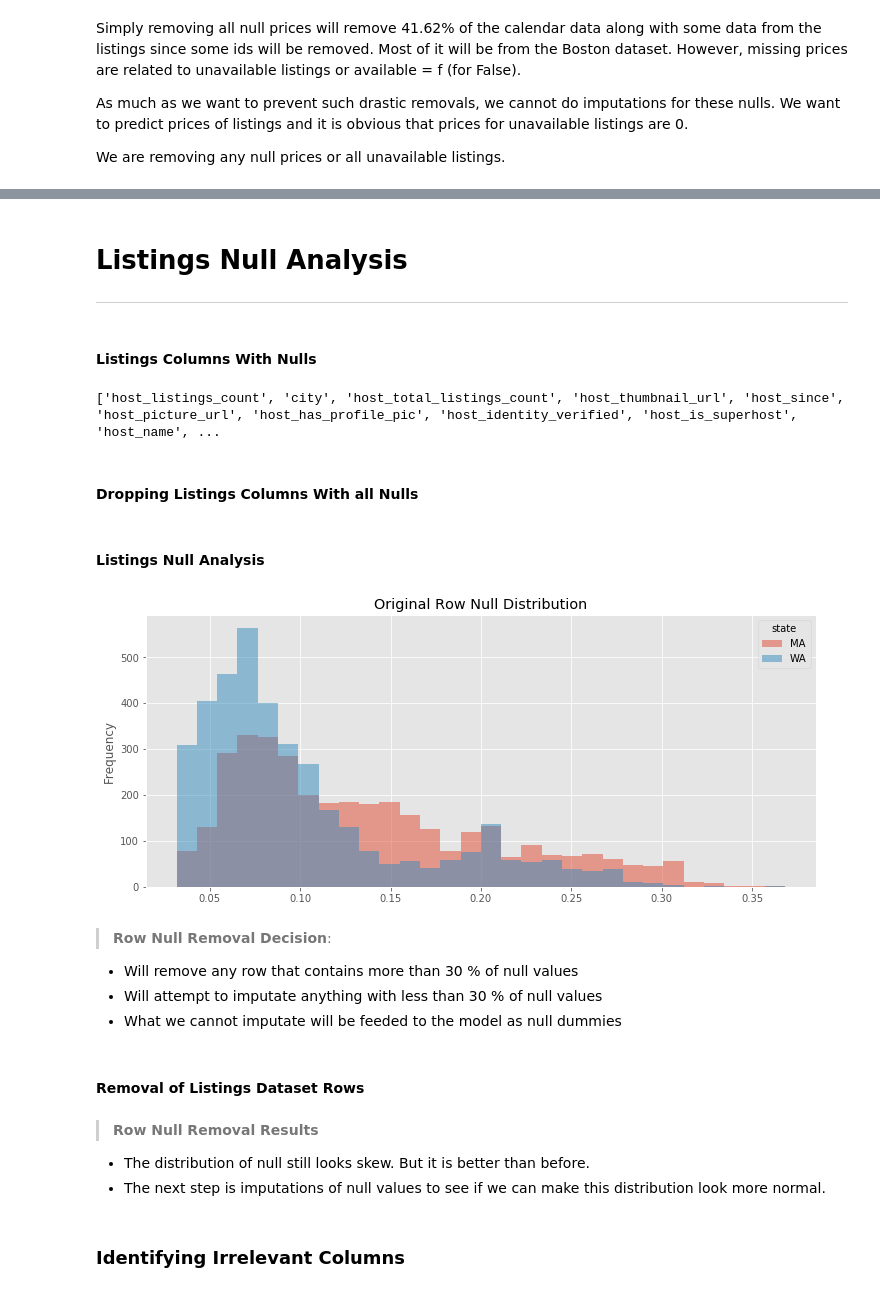
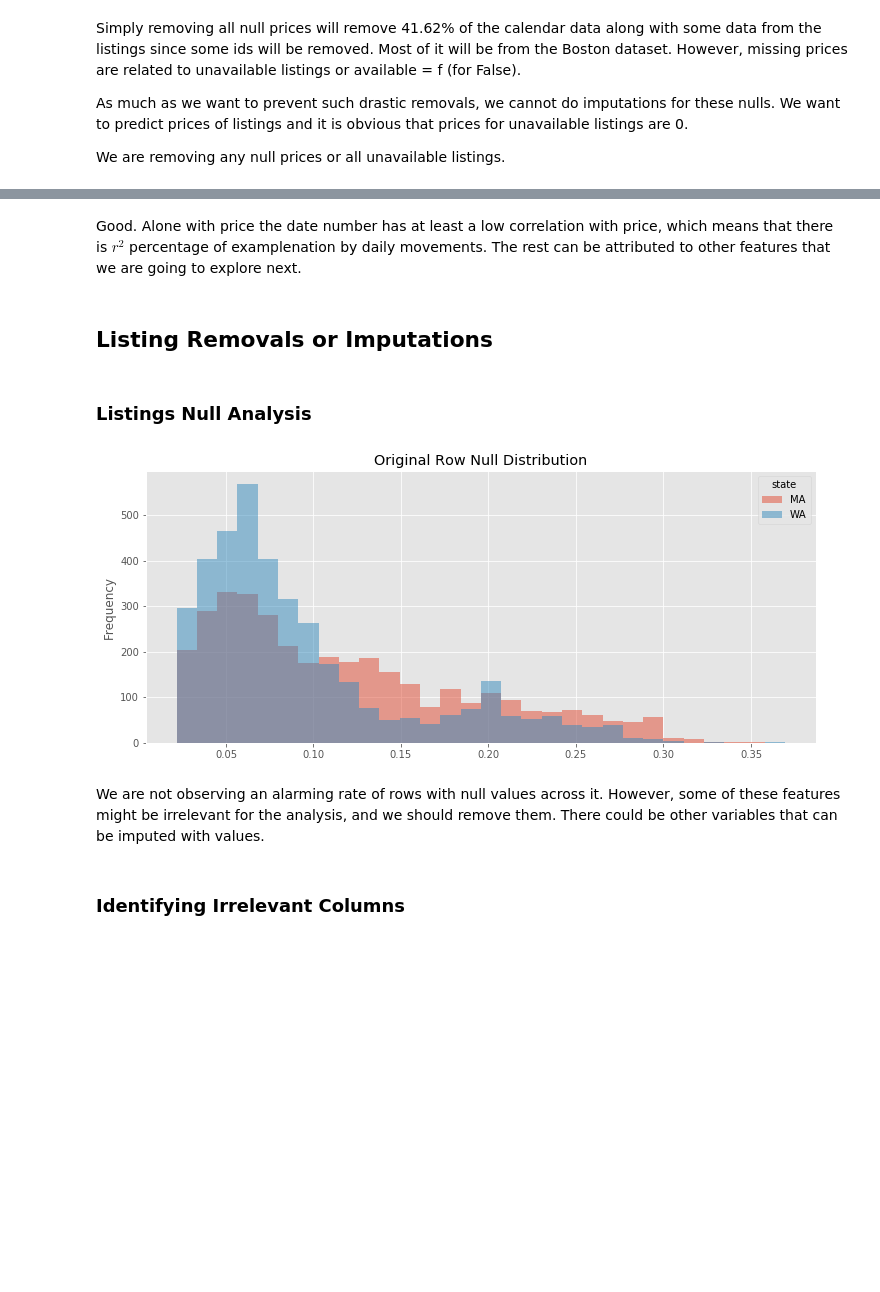
Before and after one commit to samlexrod/airbnb_ml, a Jupyter notebook: Airbnb_Analysis.ipynb, the cells around one changed output, grey strips where cells are left out. Drawn from its saved outputs; the diff is of its cells as text; code cells hidden in the pictures; blank space fills up the shorter version.

Commit message:
Listing Null Analysis

```diff
--- a/Airbnb_Analysis.ipynb
+++ b/Airbnb_Analysis.ipynb
@@ -1190,0 +1000,11 @@ analyze.correlation_status(['date_num', 'available'])
+# %%
+# Validator
+available_count = calendar_clean.query("available=='t'").shape[0]
+print(f"There are {available_count:2,.0f} available listings in the calendar dataset.")
+
+# Removing all Nulls
+calendar_removals = calendar_clean.dropna()
+
+# Validating
+kept_count = calendar_removals.shape[0]
+print(f"There are {kept_count:2,.0f} listings in the calendar dataset after removals.")
@@ -1190,0 +1042,19 @@ analyze.correlation_status(['date_num', 'available'])
+# %%
+# Copy calendar removals to the completed calendar
+try:
+    calendar_complete = calendar_removals.copy()
+except:
+    pass
+
+del calendar_clean,
+del calendar_removals,
+del calendar_dup,
+del calendar_grp,
+del calendar_missing,
+del calendar_month_miss,
+del calendar_price_bymonth,
+del calendar_price_bysource,
+del calendar_rowsource_miss
+del calendar_price_dups
+
+calendar_complete.head()
@@ -1200,0 +1087,3 @@ track.check()
+# %%
+analysis = AnalysisStatus(calendar_complete, listings)
+analysis.correlation_status(['date_num'])
@@ -1201,13 +1092,6 @@ track.check()
+# %% [markdown]
+Good. Alone with price the date number has at least a low correlation with price, which means that there is $r^2$ percentage of examplenation by daily movements. The rest can be attributed to other features that we are going to explore next.
+# %% [markdown]
+## Listing Removals or Imputations
 # %% [markdown]
-# Listings Null Analysis
----
+### Listings Null Analysis
-# %% [markdown]
-#### Listings Columns With Nulls
-# %%
-# recalling columns with nulls from previous null analysis
-listing_null_columns = list(listing_nulls.index.drop('license'))
-print(listing_null_columns)
-# %% [output]
-['host_listings_count', 'city', 'host_total_listings_count', 'host_thumbnail_url', 'host_since', 'host_picture_url', 'host_has_profile_pic', 'host_identity_verified', 'host_is_superhost', 'host_name', ...
-# %% [markdown]
-#### Dropping Listings Columns With all Nulls
@@ -1216,2 +1097,0 @@ listings.dropna(how='all', axis=1, inplace=True)
-# %% [markdown]
-#### Listings Null Analysis
@@ -1234,11 +1098,4 @@ def listing_dist(df, bins, title):
 # %%
-listing_dist(listings, 30, 'Original Row Null Distribution')
+analysis.listing_row_null_dist(30, 'Original Row Null Distribution')
 # %% [output]
-[figure, old version]
+[figure, new version]
-# %% [markdown]
-> **Row Null Removal Decision**:
-  * Will remove any row that contains more than 30 % of null values
-  * Will attempt to imputate anything with less than 30 % of null values
-  * What we cannot imputate will be feeded to the model as null dummies
-# %% [markdown]
-#### Removal of Listings Dataset Rows
@@ -1251,7 +1102,5 @@ listings_row_clean = listings[row_remove]
-# %% [markdown]
-> **Row Null Removal Results**
-* The distribution of null still looks skew. But it is better than before.
-* The next step is imputations of null values to see if we can make this distribution look more normal.
+# %% [markdown]
+We are not observing an alarming rate of rows with null values across it. However, some of these features might be irrelevant for the analysis, and we should remove them. There could be other variables that can be imputed with values.
 # %% [markdown]
 ### Identifying Irrelevant Columns
 # %%
```
Also changed, not shown: parts of 131 cells of this notebook, 2 other files.
